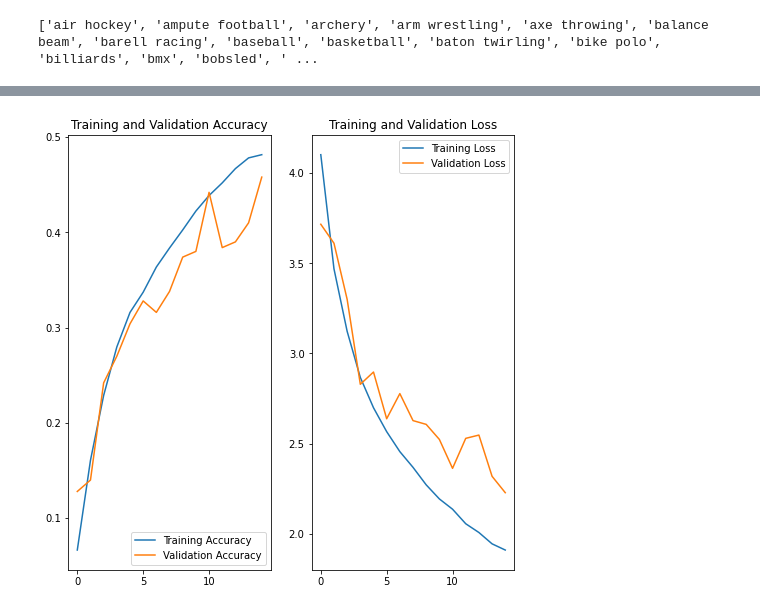
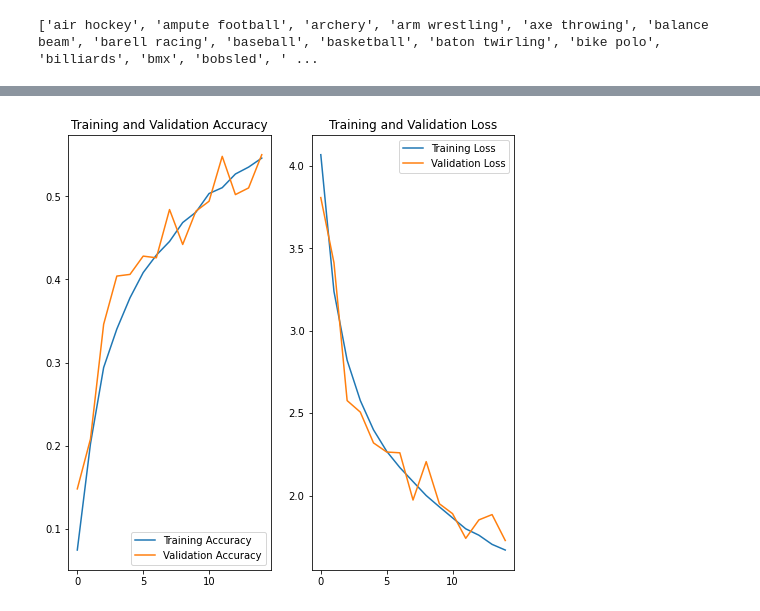
Before and after one commit to michalcik10/SUNS_zadanie1_Steamhry, a Jupyter notebook: zad3.ipynb, the cells around one changed output, grey strips where cells are left out. Cells and saved outputs as stored; diff of their text form; code cells hidden in the pictures.

```diff
--- a/zad3.ipynb
+++ b/zad3.ipynb
@@ -146,21 +178,21 @@ for images, labels in train_dataset.take(1):
 # %%
 if kb.image_data_format() == 'channels_first':
-    input_shape = (3, im_w, im_h)
+    input_sh = (3, im_w, im_h)
 else:
-    input_shape = (im_w, im_h, 3)
+    input_sh = (im_w, im_h, 3)
 
-model = Sequential([
-  layers.Rescaling(1./255, input_shape=input_shape),
+model1 = Sequential([
+  layers.RandomFlip("horizontal", input_shape=input_sh),
+  layers.RandomRotation(0.1),
+  layers.RandomZoom(0.1),
+  layers.Rescaling(1./255),
+  layers.Conv2D(16, 3, padding='same', activation='relu', input_shape=input_sh),
+  layers.MaxPooling2D(),
   layers.Conv2D(32, 3, padding='same', activation='relu'),
-  layers.MaxPooling2D(),
-  layers.Conv2D(64, 3, padding='same', activation='relu'),
   layers.MaxPooling2D(),
   layers.Conv2D(128, 3, padding='same', activation='relu'),
   layers.MaxPooling2D(),
-  layers.Conv2D(256, 3, padding='same', activation='relu'),
-  layers.MaxPooling2D(),
-  layers.Dropout(0.2),
+  layers.Dropout(0.4),
   layers.Flatten(),
   layers.Dense(128, activation='relu'),
-  layers.Dense(len(class_names))
-])
+  layers.Dense(100, name="outputs")])
@@ -175,24 +199,3 @@ history = model.fit(train_dataset, validation_data=validation_dataset, epochs=15
-# %%
-if kb.image_data_format() == 'channels_first':
-    input_sh = (3, im_w, im_h)
-else:
-    input_sh = (im_w, im_h, 3)
-
-model1 = Sequential([
-  layers.RandomFlip("vertical", input_shape=input_sh),
-  layers.RandomRotation(0.1),
-  layers.RandomZoom(0.1),
-  layers.Rescaling(1./255),
-  layers.Conv2D(16, 3, padding='same', activation='relu', input_shape=input_shape),
-  layers.MaxPooling2D(),
-  layers.Conv2D(32, 3, padding='same', activation='relu'),
-  layers.MaxPooling2D(),
-  layers.Conv2D(128, 3, padding='same', activation='relu'),
-  layers.MaxPooling2D(),
-  layers.Dropout(0.4),
-  layers.Flatten(),
-  layers.Dense(128, activation='relu'),
-  layers.Dense(100, name="outputs")])
 # %%
 model1.compile(optimizer='adam',
               loss=tf.keras.losses.SparseCategoricalCrossentropy(from_logits=True),
@@ -222,26 +262,26 @@ model1.load_weights(checkpoint_filepath)
 # %%
 import matplotlib.pyplot as plt
 
 acc = history.history['accuracy']
 val_acc = history.history['val_accuracy']
 
 loss = history.history['loss']
 val_loss = history.history['val_loss']
 
-epochs_range = range(15)
+epochs_range = range(epochs)
 
 plt.figure(figsize=(8, 8))
 plt.subplot(1, 2, 1)
 plt.plot(epochs_range, acc, label='Training Accuracy')
 plt.plot(epochs_range, val_acc, label='Validation Accuracy')
 plt.legend(loc='lower right')
 plt.title('Training and Validation Accuracy')
 
 plt.subplot(1, 2, 2)
 plt.plot(epochs_range, loss, label='Training Loss')
 plt.plot(epochs_range, val_loss, label='Validation Loss')
 plt.legend(loc='upper right')
 plt.title('Training and Validation Loss')
 plt.show()
 # %% [output]
-[figure, old version]
+[figure, new version]
```
Also changed, not shown: parts of 22 cells of this notebook.
